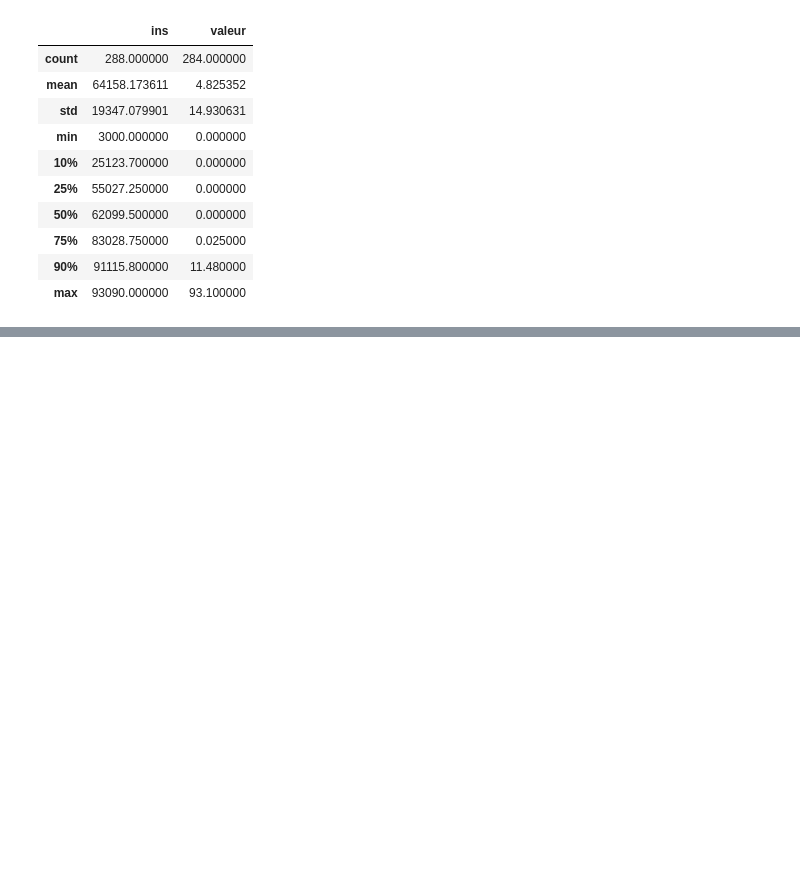
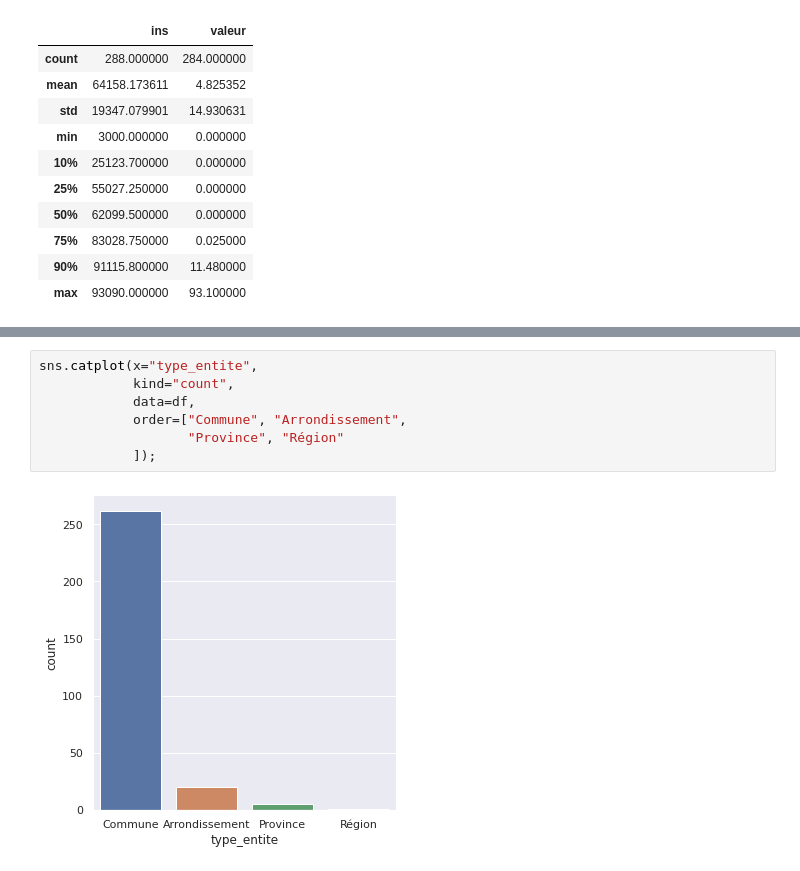
Before and after one commit to jose-marquez89/daily-dataset, a Jupyter notebook: high-tech-jobs/high_tech_jobs.ipynb, the cells around one changed output, grey strips where cells are left out. Saved outputs shown, nothing was run; the diff lists cells and outputs as text; blank space fills up the shorter version.

```diff
--- a/high-tech-jobs/high_tech_jobs.ipynb
+++ b/high-tech-jobs/high_tech_jobs.ipynb
@@ -42,0 +69,9 @@ df.describe(percentiles=[.10, .25, .75, .90])
+# %%
+sns.catplot(x="type_entite",
+            kind="count",
+            data=df,
+            order=["Commune", "Arrondissement",
+                   "Province", "Région"
+            ]);
+# %% [output]
+[figure, added]
```
Also changed, not shown: parts of 10 cells of this notebook.
